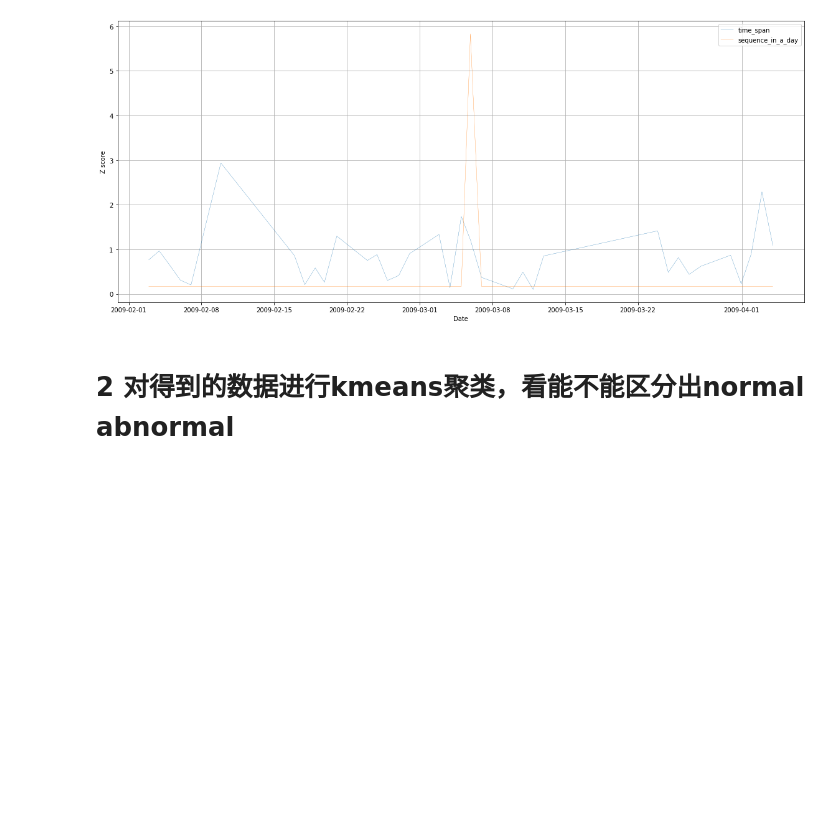
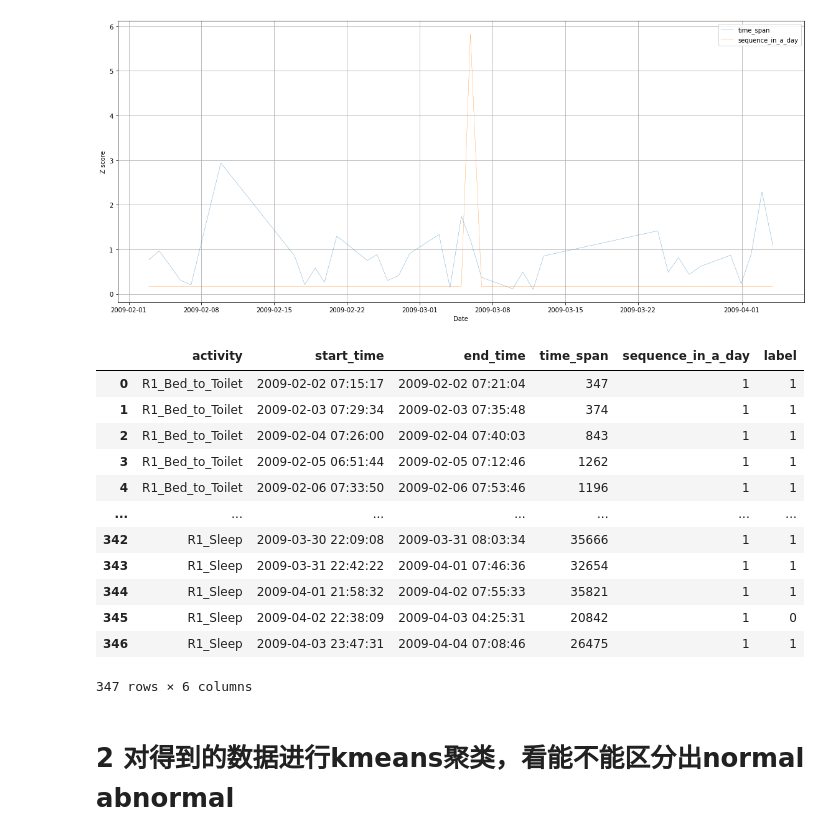
Before and after one commit to wendiganyu/IOTPhase2, a Jupyter notebook: ActivityStatisticsAndForecast.ipynb, the cells around one changed output. Drawn from its saved outputs; the diff is of its cells as text; code cells hidden in the pictures; blank space fills up the shorter version.

```diff
--- a/ActivityStatisticsAndForecast.ipynb
+++ b/ActivityStatisticsAndForecast.ipynb
@@ -505,3 +505,42 @@ for i in range(6):
 [figure]
 [figure]
 [figure]
+# %%
+# 根据单个activity的z值来先让程序打标签
+
+label_list = []
+for i in range(6):
+    tmp_df = df_by_activity_list[i].loc[:, ["time_span", "sequence_in_a_day"]]
+    tmp_df["z_time_span"] = np.abs(stats.zscore(tmp_df["time_span"]))
+    tmp_df["z_sequence_in_a_day"] = np.abs(stats.zscore(tmp_df["sequence_in_a_day"]))
+
+    tmp_df["label"] = 1
+
+    for index, row in tmp_df.iterrows():
+        if (row.z_time_span > 2) or (row.z_sequence_in_a_day > 2):
+            tmp_df.loc[index, "label"] = 0
+
+    label_list.append(tmp_df["label"].tolist())
+# %%
+new_df["label"] = 0
+
+for i in range(6):
+    indices = new_df[new_df["activity"] == valid_R1_activities[i]].index
+    new_df.loc[indices, "label"] = label_list[i]
+# %%
+new_df = new_df[new_df.activity.isin(valid_R1_activities)]
+new_df
+# %% [output]
+|  | activity | start_time | end_time | time_span | sequence_in_a_day | label |
+| 0 | R1_Bed_to_Toilet | 2009-02-02 07:15:17 | 2009-02-02 07:21:04 | 347 | 1 | 1 |
+| 1 | R1_Bed_to_Toilet | 2009-02-03 07:29:34 | 2009-02-03 07:35:48 | 374 | 1 | 1 |
+| 2 | R1_Bed_to_Toilet | 2009-02-04 07:26:00 | 2009-02-04 07:40:03 | 843 | 1 | 1 |
+| 3 | R1_Bed_to_Toilet | 2009-02-05 06:51:44 | 2009-02-05 07:12:46 | 1262 | 1 | 1 |
+| 4 | R1_Bed_to_Toilet | 2009-02-06 07:33:50 | 2009-02-06 07:53:46 | 1196 | 1 | 1 |
+| ... | ... | ... | ... | ... | ... | ... |
+| 342 | R1_Sleep | 2009-03-30 22:09:08 | 2009-03-31 08:03:34 | 35666 | 1 | 1 |
+| 343 | R1_Sleep | 2009-03-31 22:42:22 | 2009-04-01 07:46:36 | 32654 | 1 | 1 |
+| 344 | R1_Sleep | 2009-04-01 21:58:32 | 2009-04-02 07:55:33 | 35821 | 1 | 1 |
+| 345 | R1_Sleep | 2009-04-02 22:38:09 | 2009-04-03 04:25:31 | 20842 | 1 | 0 |
+| 346 | R1_Sleep | 2009-04-03 23:47:31 | 2009-04-04 07:08:46 | 26475 | 1 | 1 |
+347 rows × 6 columns
```
Also changed, not shown: parts of 1 cell of this notebook, 1 other file.
